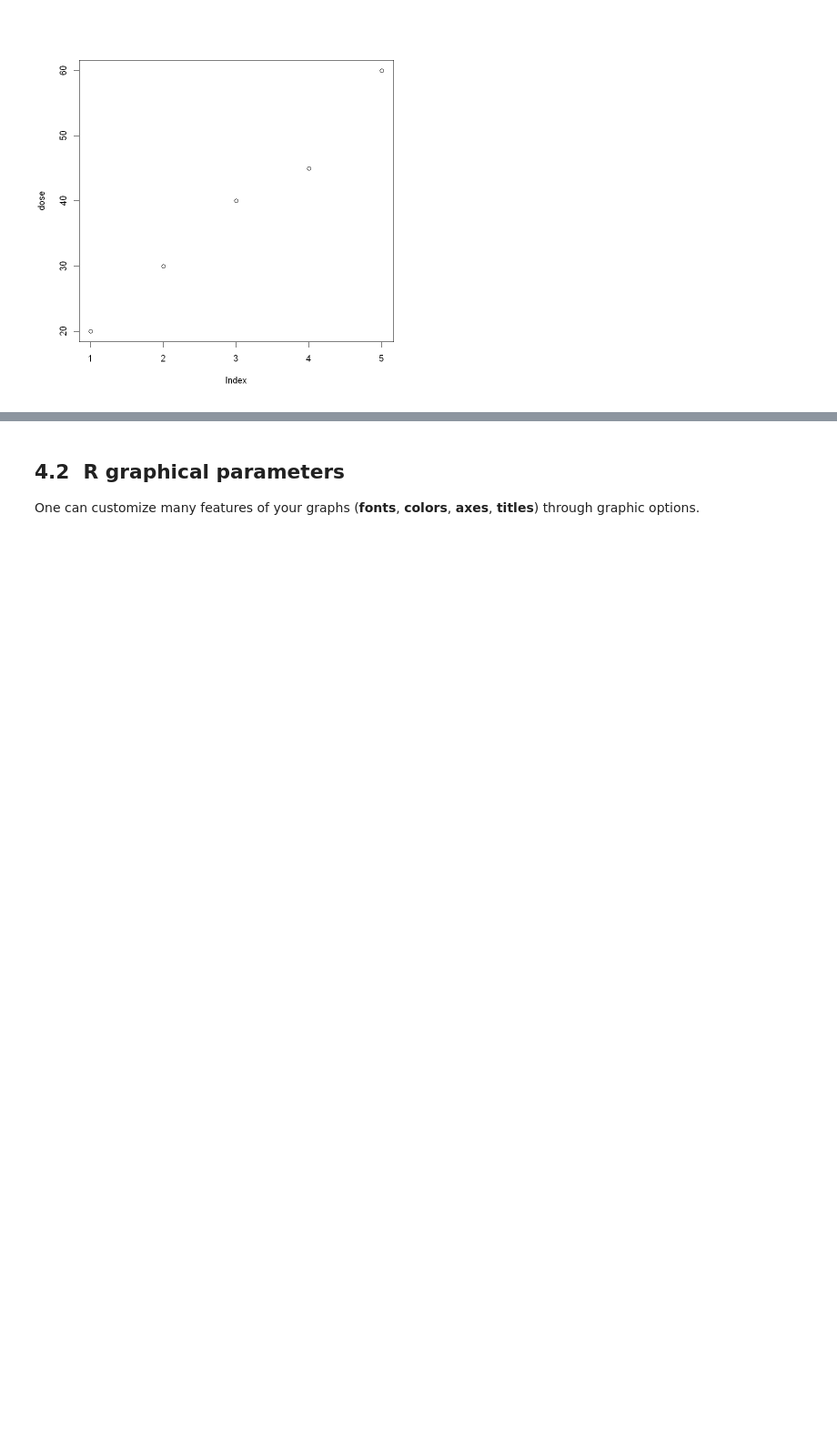
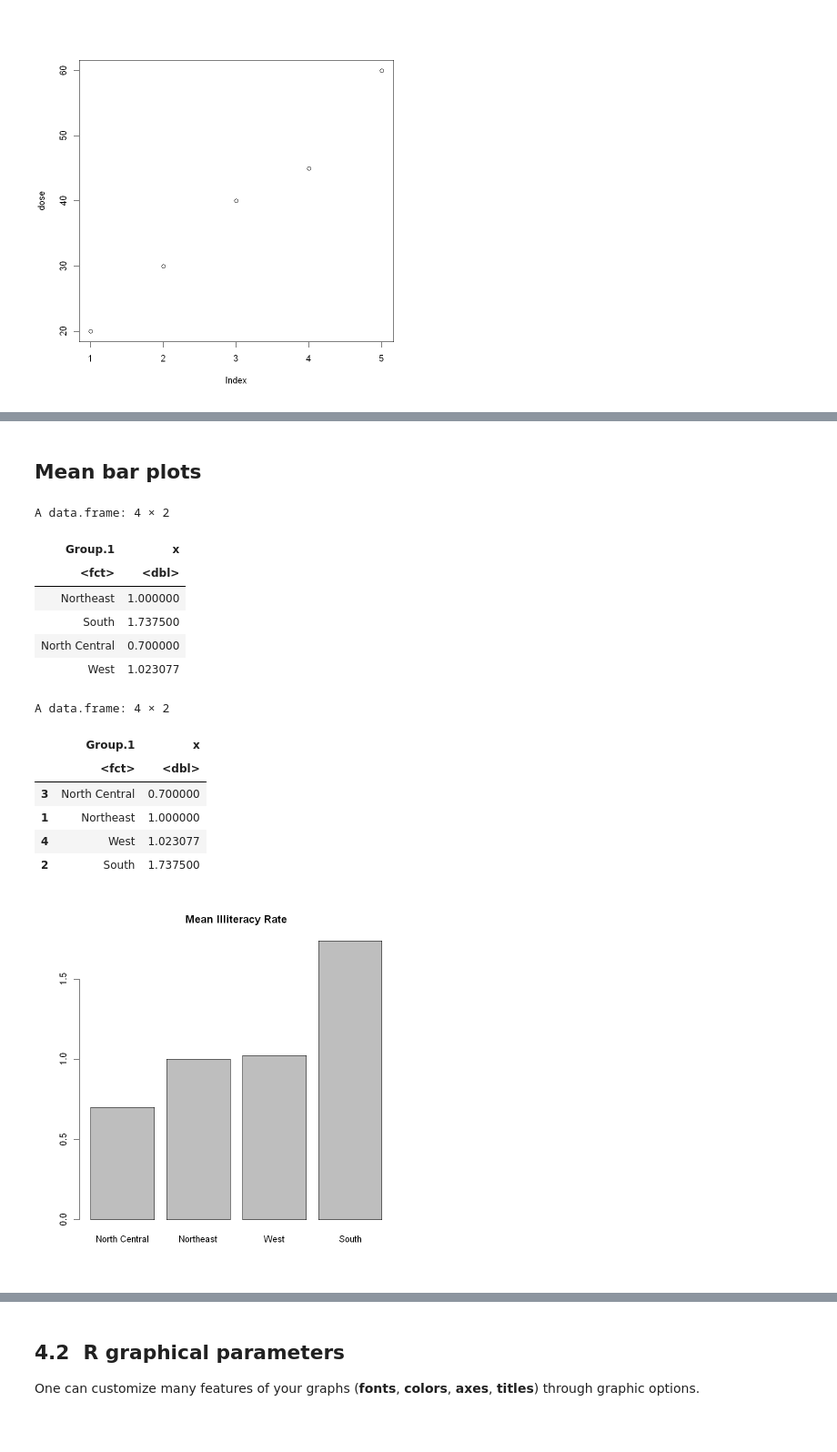
Before and after one commit to balsaedi/Courses, a Jupyter notebook: Introduction To R!/Workshop- Getting Started with R-Copy2.ipynb, the cells around one changed output, grey strips where cells are left out. Shown at 91% size. Drawn from its saved outputs; the diff is of its cells as text; code cells hidden in the pictures; blank space fills up the shorter version.

```diff
--- a/Introduction To R!/Workshop- Getting Started with R-Copy2.ipynb
+++ b/Introduction To R!/Workshop- Getting Started with R-Copy2.ipynb
@@ -957,0 +1120,31 @@ plot(dose)
+# %% [markdown]
+## Mean bar plots
+# %%
+
+states <- data.frame(state.region, state.x77)
+means <- aggregate(states$Illiteracy,
+    by = list(state.region),
+    FUN = mean)
+means
+
+means <- means[order(means$x), ]
+means
+
+barplot(means$x, names.arg = means$Group.1)
+title("Mean Illiteracy Rate")
+# %% [output]
+A data.frame: 4 × 2
+| Group.1 | x |
+| <fct> | <dbl> |
+| Northeast | 1.000000 |
+| South | 1.737500 |
+| North Central | 0.700000 |
+| West | 1.023077 |
+A data.frame: 4 × 2
+|  | Group.1 | x |
+|  | <fct> | <dbl> |
+| 3 | North Central | 0.700000 |
+| 1 | Northeast | 1.000000 |
+| 4 | West | 1.023077 |
+| 2 | South | 1.737500 |
+[figure, added]
```
Also changed, not shown: parts of 22 cells of this notebook.
